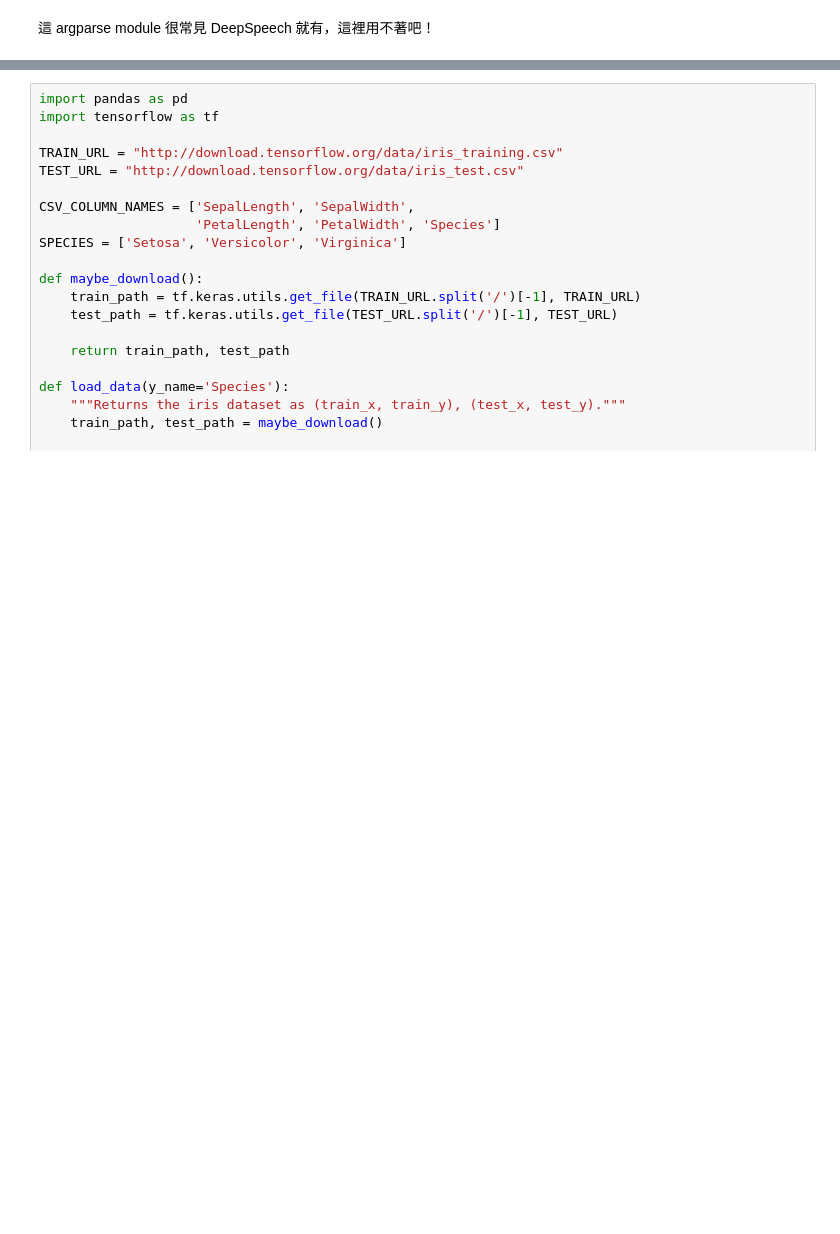
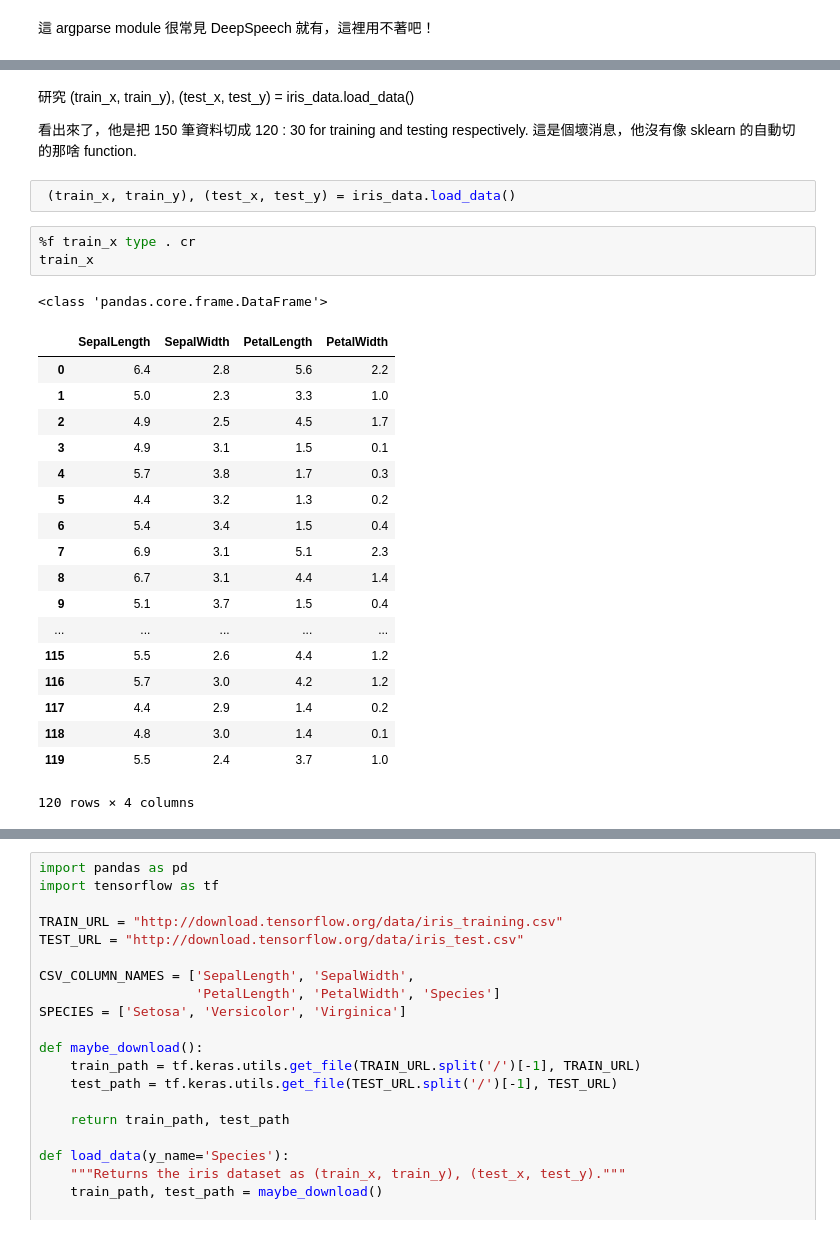
Before and after one commit to hcchengithub/twstock, a Jupyter notebook: My estimator to predict iris.ipynb, the cells around one changed output, grey strips where cells are left out. Drawn from its saved outputs; the diff is of its cells as text; blank space fills up the shorter version.

```diff
--- a/My estimator to predict iris.ipynb
+++ b/My estimator to predict iris.ipynb
@@ -172,0 +134,30 @@ http://localhost:8888/notebooks/Documents/GitHub/models/samples/core/get_started
+# %% [markdown]
+研究  (train_x, train_y), (test_x, test_y) = iris_data.load_data()
+
+看出來了，他是把 150 筆資料切成 120 : 30 for training and testing respectively.
+這是個壞消息，他沒有像 sklearn 的自動切的那啥 function.
+# %%
+ (train_x, train_y), (test_x, test_y) = iris_data.load_data()
+# %%
+%f train_x type . cr
+train_x
+# %% [output]
+<class 'pandas.core.frame.DataFrame'>
+|  | SepalLength | SepalWidth | PetalLength | PetalWidth |
+| 0 | 6.4 | 2.8 | 5.6 | 2.2 |
+| 1 | 5.0 | 2.3 | 3.3 | 1.0 |
+| 2 | 4.9 | 2.5 | 4.5 | 1.7 |
+| 3 | 4.9 | 3.1 | 1.5 | 0.1 |
+| 4 | 5.7 | 3.8 | 1.7 | 0.3 |
+| 5 | 4.4 | 3.2 | 1.3 | 0.2 |
+| 6 | 5.4 | 3.4 | 1.5 | 0.4 |
+| 7 | 6.9 | 3.1 | 5.1 | 2.3 |
+| 8 | 6.7 | 3.1 | 4.4 | 1.4 |
+| 9 | 5.1 | 3.7 | 1.5 | 0.4 |
+| ... | ... | ... | ... | ... |
+| 115 | 5.5 | 2.6 | 4.4 | 1.2 |
+| 116 | 5.7 | 3.0 | 4.2 | 1.2 |
+| 117 | 4.4 | 2.9 | 1.4 | 0.2 |
+| 118 | 4.8 | 3.0 | 1.4 | 0.1 |
+| 119 | 5.5 | 2.4 | 3.7 | 1.0 |
+120 rows × 4 columns
```
Also changed, not shown: parts of 27 cells of this notebook.
